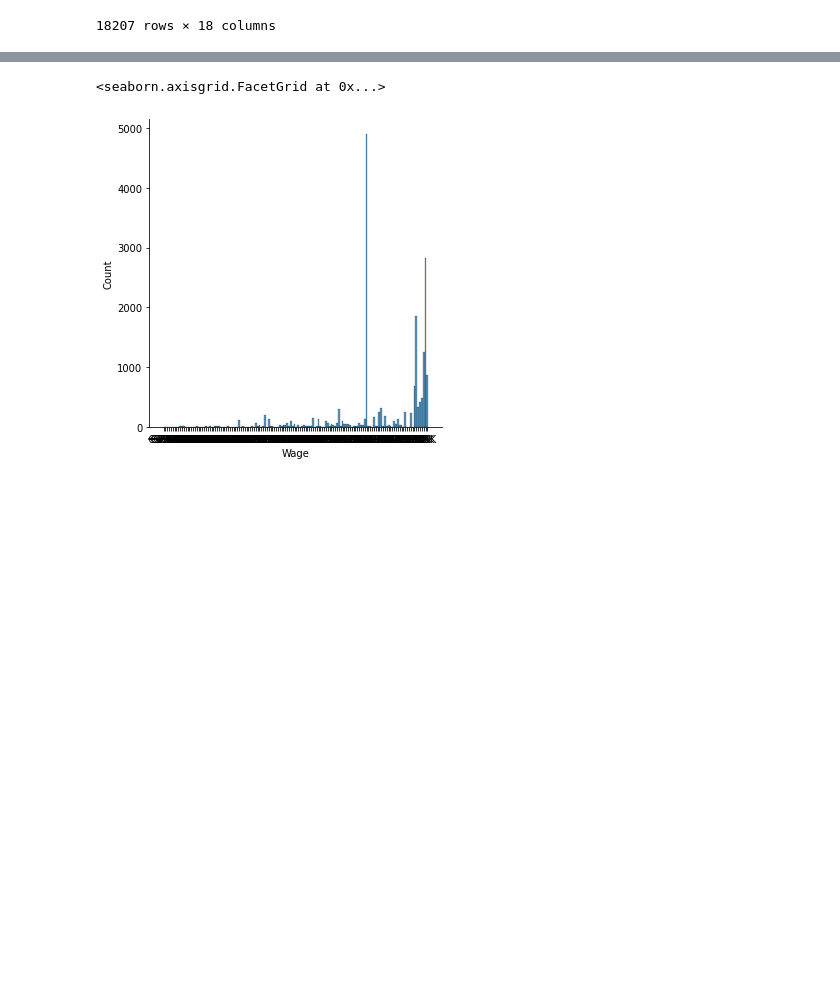
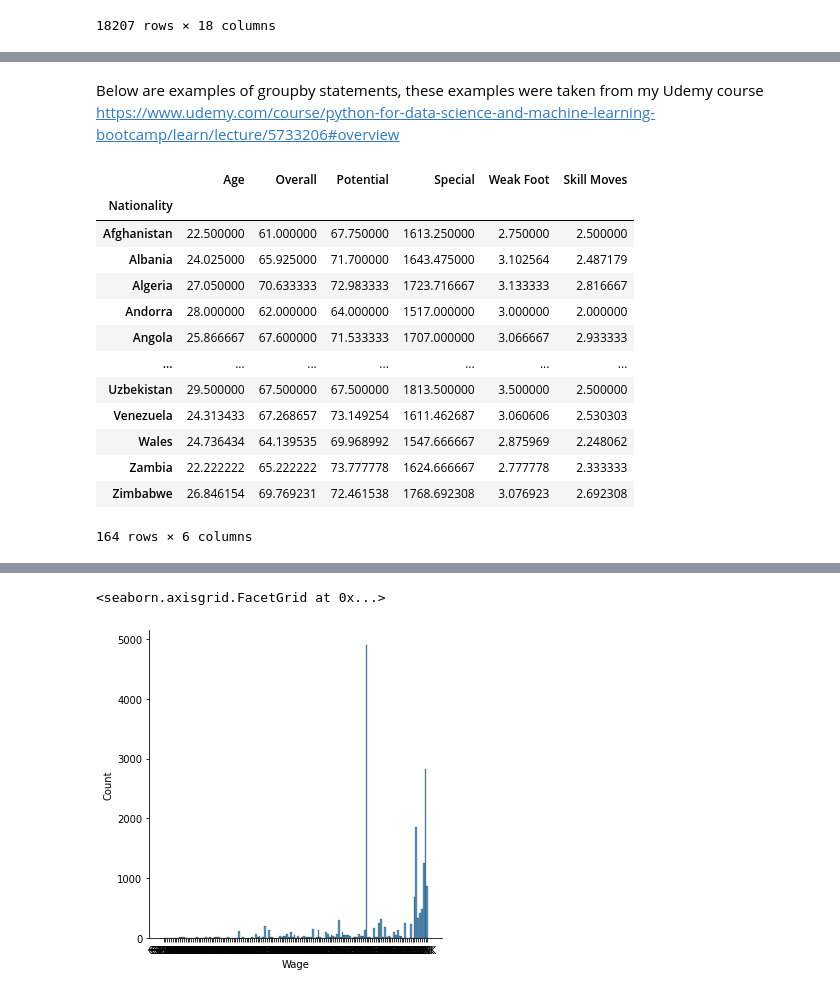
Before and after one commit to lionel5116/UpWorkStudiesPython, a Jupyter notebook: CaseStudyFIFA19.ipynb, the cells around one changed output, grey strips where cells are left out. Cells and saved outputs as stored; diff of their text form; code cells hidden in the pictures; blank space fills up the shorter version.

```diff
--- a/CaseStudyFIFA19.ipynb
+++ b/CaseStudyFIFA19.ipynb
@@ -122,0 +121,3 @@ my_SelectFIFADS.head()
+# %% [markdown]
+Below are examples of groupby statements, these examples were taken from my Udemy course </br>
+https://www.udemy.com/course/python-for-data-science-and-machine-learning-bootcamp/learn/lecture/5733206#overview
@@ -122,0 +127,18 @@ my_SelectFIFADS.head()
+# %%
+#shows mean values from he datset - cool
+byNationality.mean()
+# %% [output]
+|  | Age | Overall | Potential | Special | Weak Foot | Skill Moves |
+| Nationality |  |  |  |  |  |  |
+| Afghanistan | 22.500000 | 61.000000 | 67.750000 | 1613.250000 | 2.750000 | 2.500000 |
+| Albania | 24.025000 | 65.925000 | 71.700000 | 1643.475000 | 3.102564 | 2.487179 |
+| Algeria | 27.050000 | 70.633333 | 72.983333 | 1723.716667 | 3.133333 | 2.816667 |
+| Andorra | 28.000000 | 62.000000 | 64.000000 | 1517.000000 | 3.000000 | 2.000000 |
+| Angola | 25.866667 | 67.600000 | 71.533333 | 1707.000000 | 3.066667 | 2.933333 |
+| ... | ... | ... | ... | ... | ... | ... |
+| Uzbekistan | 29.500000 | 67.500000 | 67.500000 | 1813.500000 | 3.500000 | 2.500000 |
+| Venezuela | 24.313433 | 67.268657 | 73.149254 | 1611.462687 | 3.060606 | 2.530303 |
+| Wales | 24.736434 | 64.139535 | 69.968992 | 1547.666667 | 2.875969 | 2.248062 |
+| Zambia | 22.222222 | 65.222222 | 73.777778 | 1624.666667 | 2.777778 | 2.333333 |
+| Zimbabwe | 26.846154 | 69.769231 | 72.461538 | 1768.692308 | 3.076923 | 2.692308 |
+164 rows × 6 columns
```
Also changed, not shown: parts of 12 cells of this notebook.
